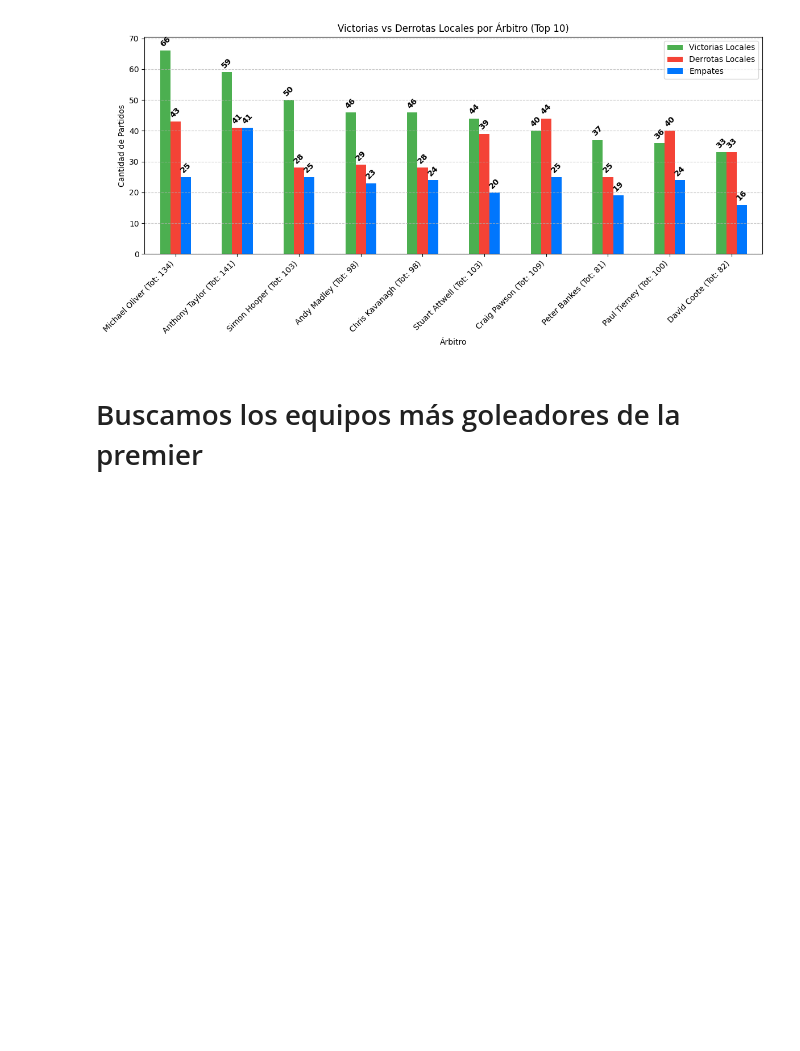
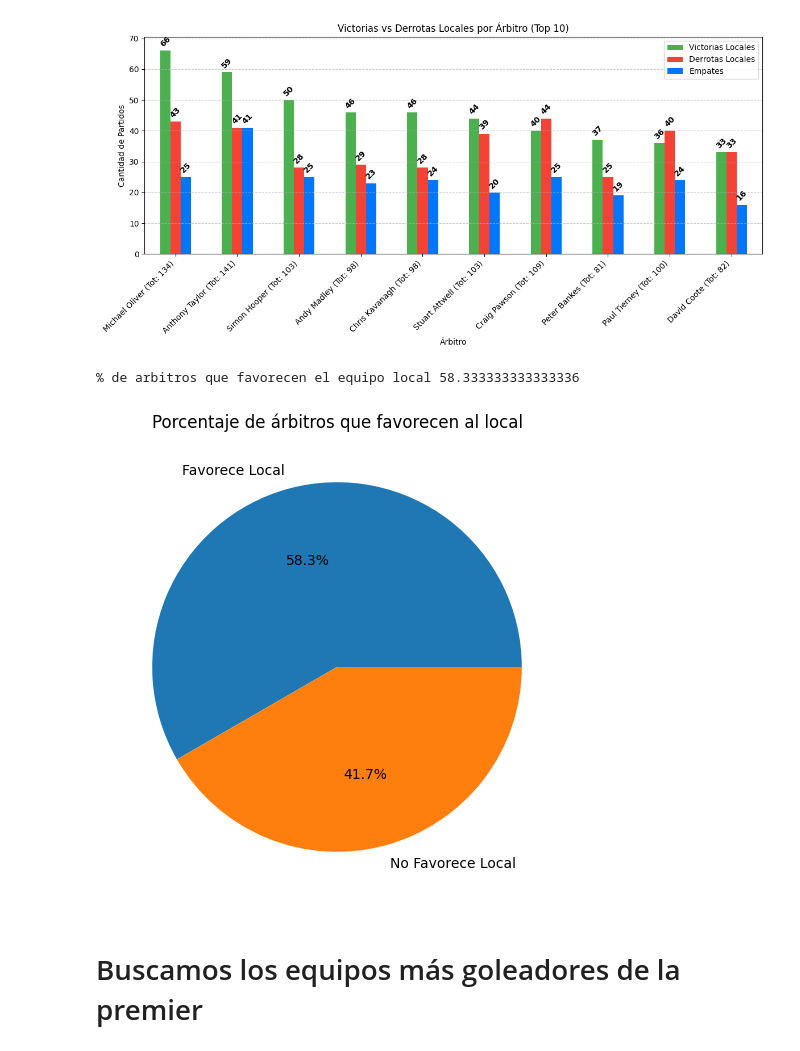
Before and after one commit to jp0617/analisis, a Jupyter notebook: Premier-stiware.ipynb, the cells around one changed output. Cells and saved outputs as stored; diff of their text form; code cells hidden in the pictures; blank space fills up the shorter version.

```diff
--- a/Premier-stiware.ipynb
+++ b/Premier-stiware.ipynb
@@ -90,6 +90,25 @@ plt.tight_layout()
 plt.show()
 # %% [output]
 [figure]
+# %%
+df_referee.loc[:,'favorece_local'] = df_referee['win_local'] > df_referee['loses_local']
+
+sum_referee,fav_local,fav_vist = [df_referee.shape[0],df_referee[df_referee['favorece_local']==True].shape[0],df_referee[df_referee['favorece_local']==False].shape[0]]
+
+print("% de arbitros que favorecen el equipo local",(fav_local/sum_referee)*100)
+
+plt.figure(figsize=(6,6))
+plt.pie(
+    [fav_local, fav_vist],
+    labels=['Favorece Local', 'No Favorece Local'],
+    autopct='%1.1f%%'
+)
+
+plt.title('Porcentaje de árbitros que favorecen al local')
+plt.show()
+# %% [output]
+% de arbitros que favorecen el equipo local 58.333333333333336
+[figure, added]
 # %% [markdown]
 # Buscamos los equipos más goleadores de la premier
 # %%
```
Also changed, not shown: 1 other file.
